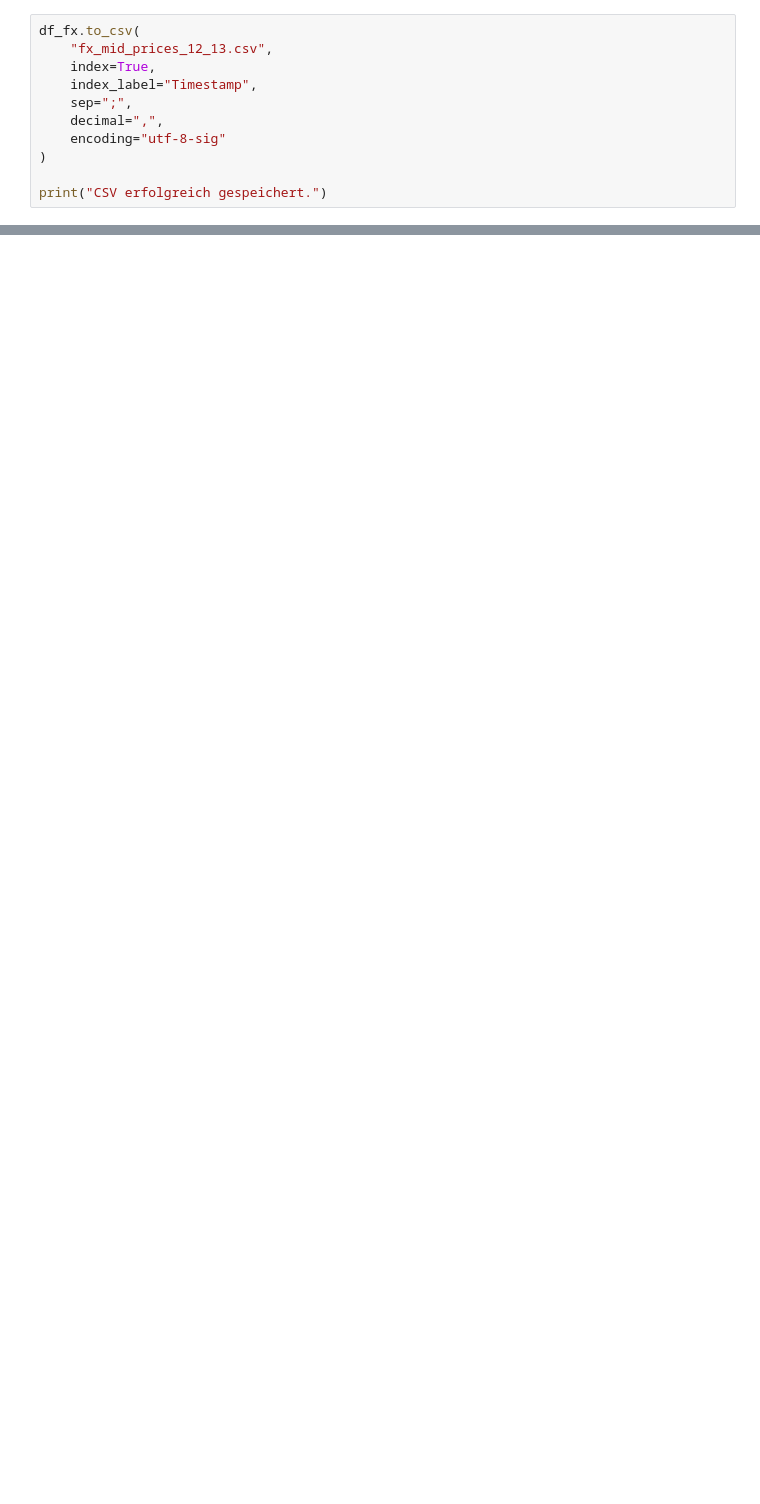
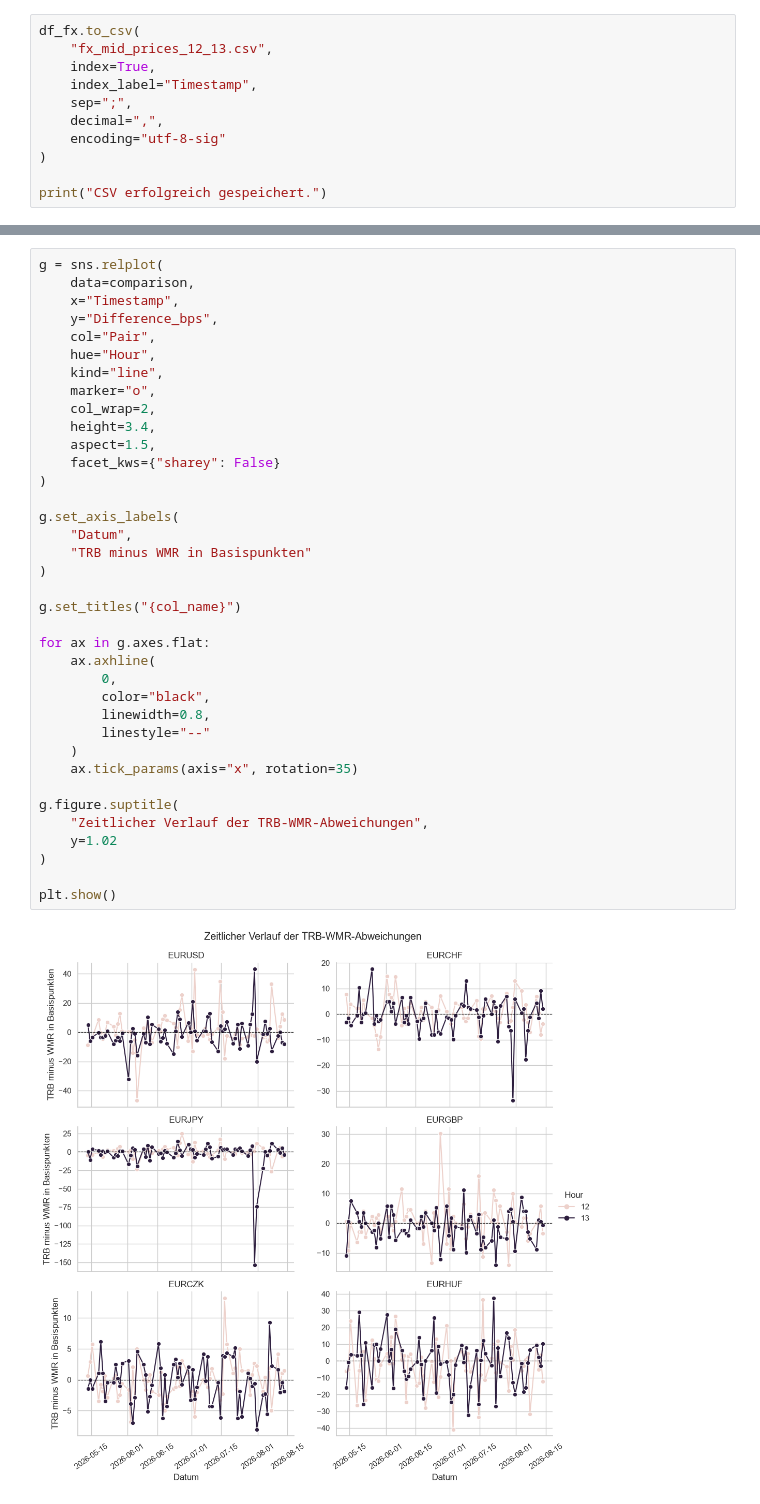
Before and after one commit to hrtwhl/WMR-Fixing, a Jupyter notebook: analysis.ipynb, the cells around one changed output, grey strips where cells are left out. Cells and saved outputs as stored; diff of their text form; blank space fills up the shorter version.

```diff
--- a/analysis.ipynb
+++ b/analysis.ipynb
@@ -223,0 +726,39 @@ print("CSV erfolgreich gespeichert.")
+# %%
+g = sns.relplot(
+    data=comparison,
+    x="Timestamp",
+    y="Difference_bps",
+    col="Pair",
+    hue="Hour",
+    kind="line",
+    marker="o",
+    col_wrap=2,
+    height=3.4,
+    aspect=1.5,
+    facet_kws={"sharey": False}
+)
+
+g.set_axis_labels(
+    "Datum",
+    "TRB minus WMR in Basispunkten"
+)
+
+g.set_titles("{col_name}")
+
+for ax in g.axes.flat:
+    ax.axhline(
+        0,
+        color="black",
+        linewidth=0.8,
+        linestyle="--"
+    )
+    ax.tick_params(axis="x", rotation=35)
+
+g.figure.suptitle(
+    "Zeitlicher Verlauf der TRB-WMR-Abweichungen",
+    y=1.02
+)
+
+plt.show()
+# %% [output]
+[figure, added]
```
Also changed, not shown: parts of 32 cells of this notebook, 1 other file.
